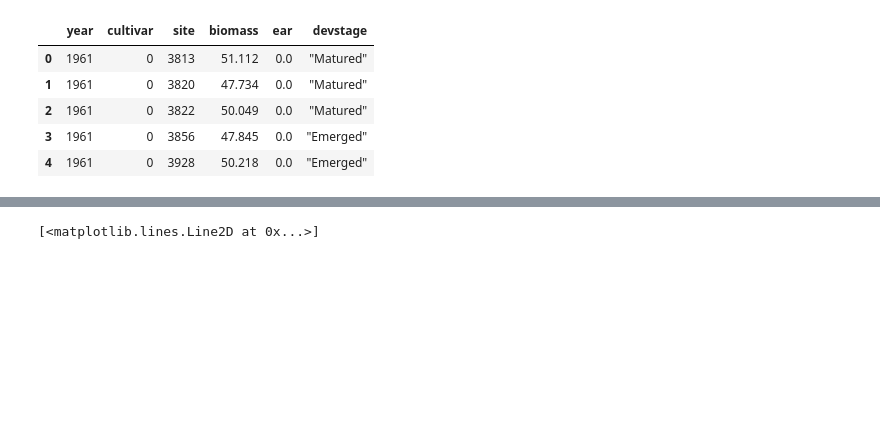
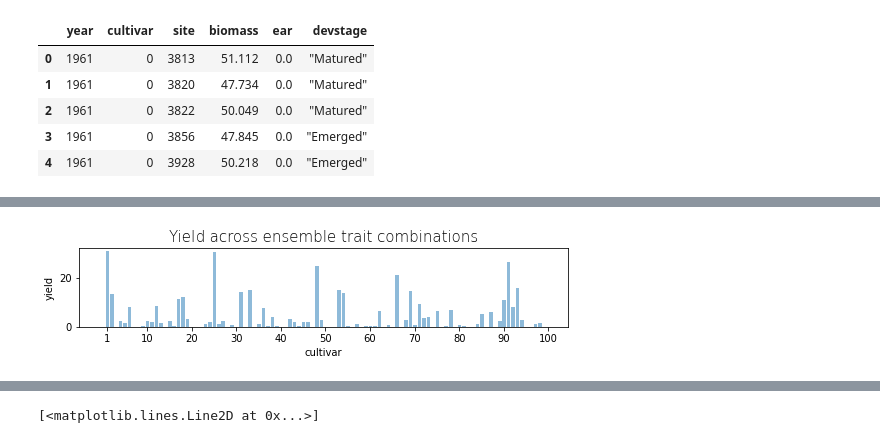
Before and after one commit to jennhsiao/upscale, a Jupyter notebook: notebooks/sim_opt100.ipynb, the cells around one changed output, grey strips where cells are left out. Saved outputs shown, nothing was run; the diff lists cells and outputs as text; code cells hidden in the pictures; blank space fills up the shorter version.

```diff
--- a/notebooks/sim_opt100.ipynb
+++ b/notebooks/sim_opt100.ipynb
@@ -158,6 +150,6 @@ sims_6190.to_csv('/home/disk/eos8/ach315/upscale/test/sims_6190.txt')
 # %%
-test = pd.read_csv('/home/disk/eos8/ach315/upscale/test/sims_6190.txt', index_col=0)
-test.head()
+df_sims = pd.read_csv('/home/disk/eos8/ach315/upscale/test/sims_6190.txt', index_col=0)
+df_sims.head()
 # %% [output]
 |  | year | cultivar | site | biomass | ear | devstage |
 | 0 | 1961 | 0 | 3813 | 51.112 | 0.0 | "Matured" |
@@ -214,0 +160,3 @@ test[test.devstage=='"Matured"'].shape[0]/test.shape[0]
+# %%
+df_matured = df_sims[df_sims.devstage == '"Matured"']
+df_matured.head()
@@ -214,0 +170,20 @@ test[test.devstage=='"Matured"'].shape[0]/test.shape[0]
+# %%
+# yield across cultivars
+means = df_matured.groupby(['cultivar']).mean().ear
+x = np.arange(len(means))
+width = 0.8
+ticks = [0.5,9.5,19.5,29.5,39.5,49.5,59.5,69.5,79.5,89.5,99.5]
+labels = [1,10,20,30,40,50,60,70,80,90,100]
+
+fig, ax = plt.subplots(figsize=(8,2))
+ax.bar(x-width/2, means, width, alpha=0.5)
+ax.set_ylabel('yield')
+ax.set_xlabel('cultivar')
+ax.set_xticks(ticks)
+ax.set_xticklabels(labels)
+ax.set_title('Yield across ensemble trait combinations', fontweight='light', fontsize=15)
+fig.subplots_adjust(left=0.1, bottom=0.25, right=0.95, top=0.8)
+
+#plt.savefig('/home/disk/eos8/ach315/upscale/figs/var100_ear.png', format='png', dpi=800)
+# %% [output]
+[figure, added]
```
Also changed, not shown: parts of 17 cells of this notebook.
